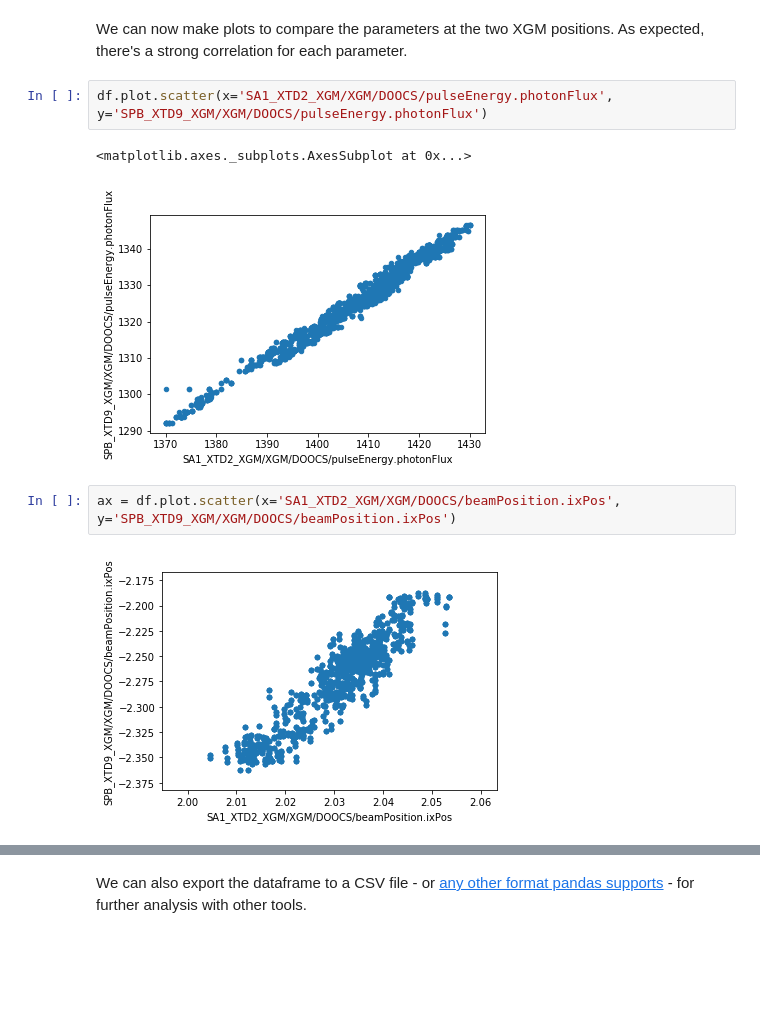
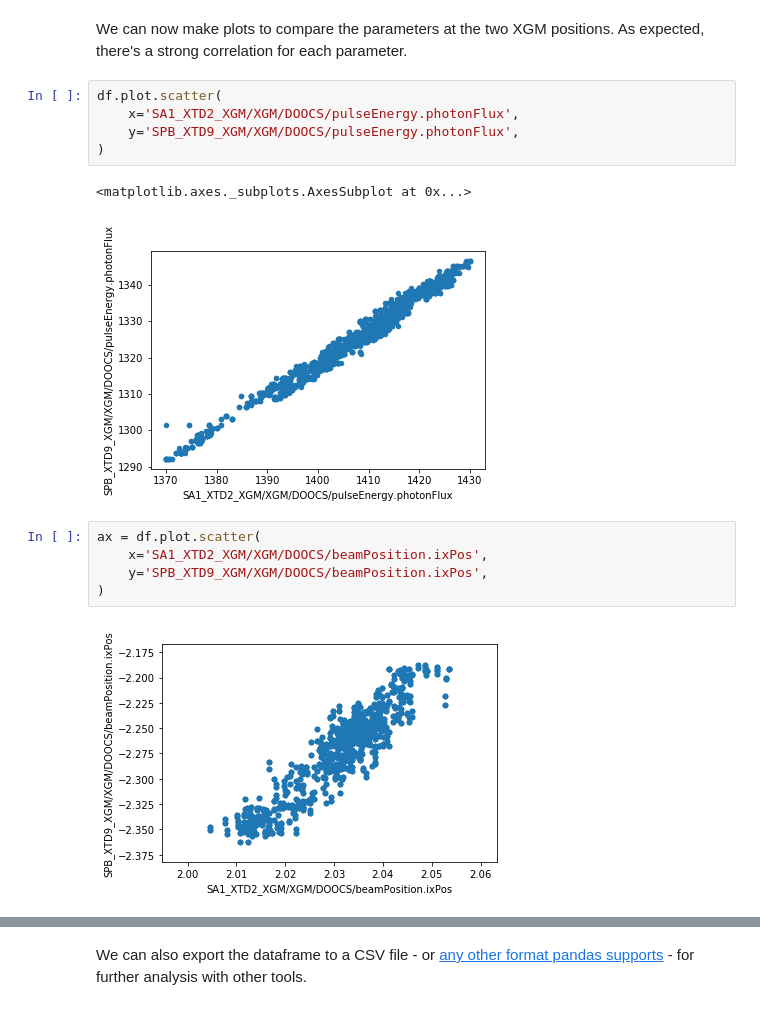
Before and after one commit to European-XFEL/EXtra-data, a Jupyter notebook: docs/xpd_examples.ipynb, the cells around one changed output, grey strips where cells are left out. Drawn from its saved outputs; the diff is of its cells as text; blank space fills up the shorter version.

```diff
--- a/docs/xpd_examples.ipynb
+++ b/docs/xpd_examples.ipynb
@@ -38,12 +60,18 @@ df.head()
 We can now make plots to compare the parameters at the two XGM positions.
 As expected, there's a strong correlation for each parameter.
 # %%
-df.plot.scatter(x='SA1_XTD2_XGM/XGM/DOOCS/pulseEnergy.photonFlux', y='SPB_XTD9_XGM/XGM/DOOCS/pulseEnergy.photonFlux')
+df.plot.scatter(
+    x='SA1_XTD2_XGM/XGM/DOOCS/pulseEnergy.photonFlux',
+    y='SPB_XTD9_XGM/XGM/DOOCS/pulseEnergy.photonFlux',
+)
 # %% [output]
 <matplotlib.axes._subplots.AxesSubplot at 0x...>
-[figure, old version]
+[figure, new version]
 # %%
-ax = df.plot.scatter(x='SA1_XTD2_XGM/XGM/DOOCS/beamPosition.ixPos', y='SPB_XTD9_XGM/XGM/DOOCS/beamPosition.ixPos')
+ax = df.plot.scatter(
+    x='SA1_XTD2_XGM/XGM/DOOCS/beamPosition.ixPos',
+    y='SPB_XTD9_XGM/XGM/DOOCS/beamPosition.ixPos',
+)
 # %% [output]
-[figure, old version]
+[figure, new version]
 # %%
```
Also changed, not shown: parts of 20 cells of this notebook, 1 other file.
